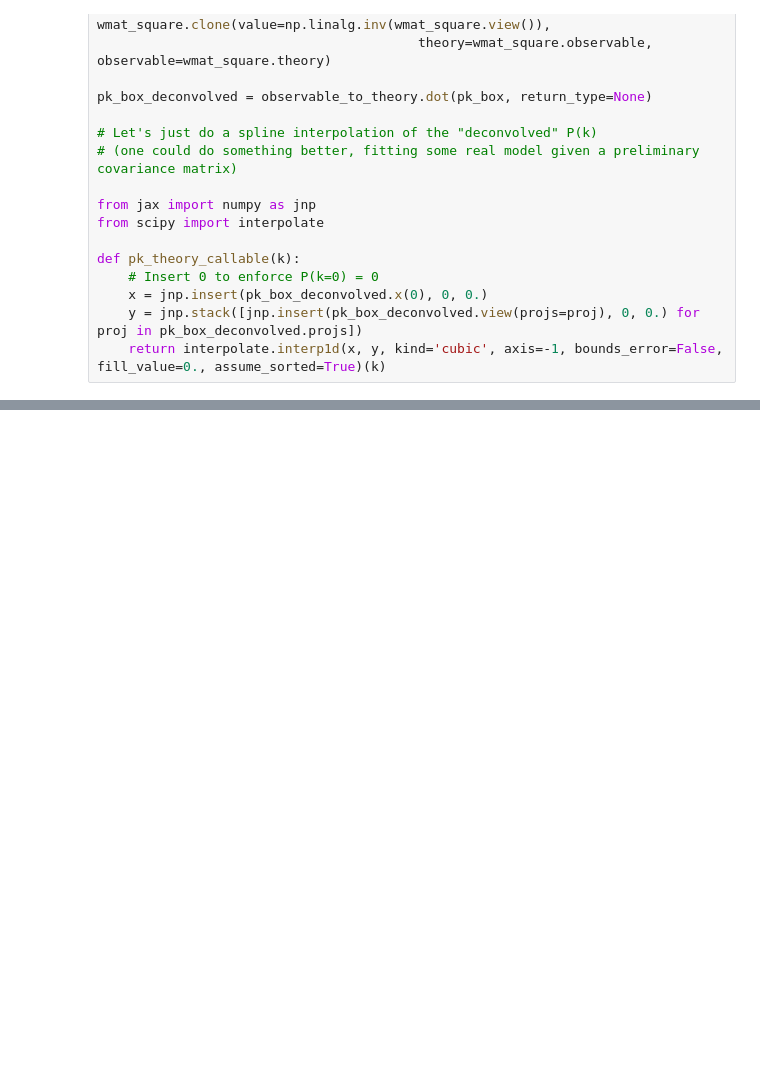
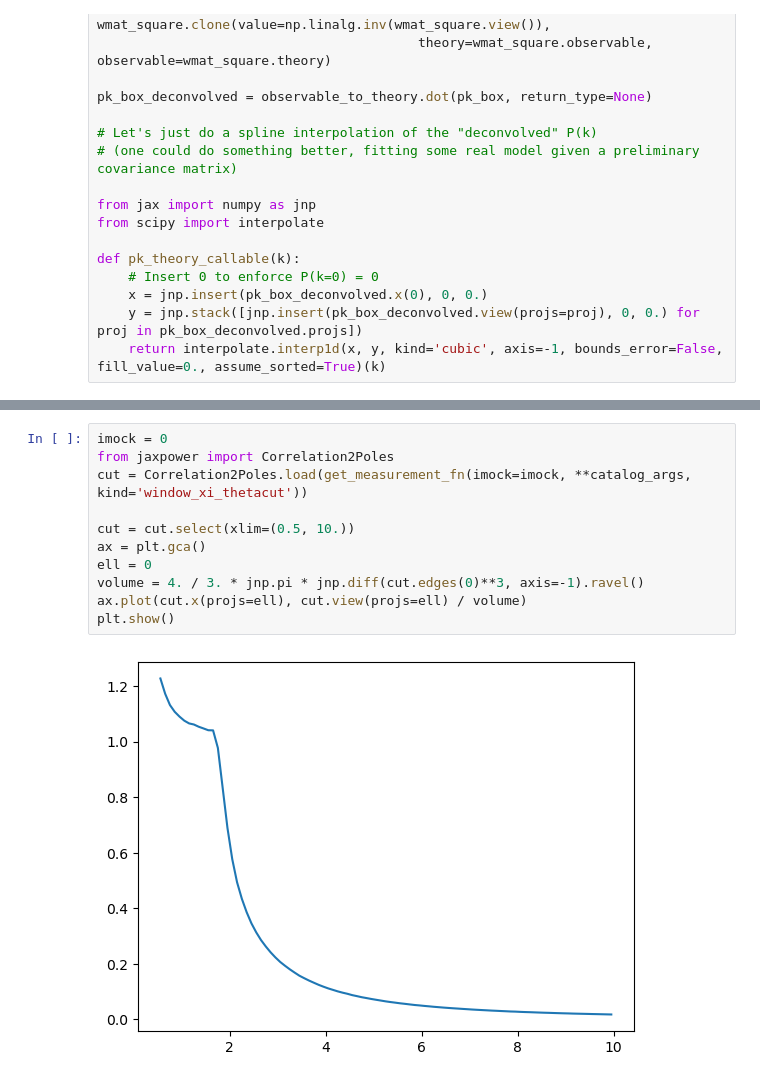
Before and after one commit to adematti/jax-power, a Jupyter notebook: scripts/window_abacus_hf.ipynb, the cells around one changed output, grey strips where cells are left out. Saved outputs shown, nothing was run; the diff lists cells and outputs as text; blank space fills up the shorter version.

```diff
--- a/scripts/window_abacus_hf.ipynb
+++ b/scripts/window_abacus_hf.ipynb
@@ -205,0 +206,13 @@ shotnoise.plot(show=True);
+# %%
+imock = 0
+from jaxpower import Correlation2Poles
+cut = Correlation2Poles.load(get_measurement_fn(imock=imock, **catalog_args, kind='window_xi_thetacut'))
+
+cut = cut.select(xlim=(0.5, 10.))
+ax = plt.gca()
+ell = 0
+volume = 4. / 3. * jnp.pi * jnp.diff(cut.edges(0)**3, axis=-1).ravel()
+ax.plot(cut.x(projs=ell), cut.view(projs=ell) / volume)
+plt.show()
+# %% [output]
+[figure, added]
```
Also changed, not shown: parts of 11 cells of this notebook, 6 other files.
